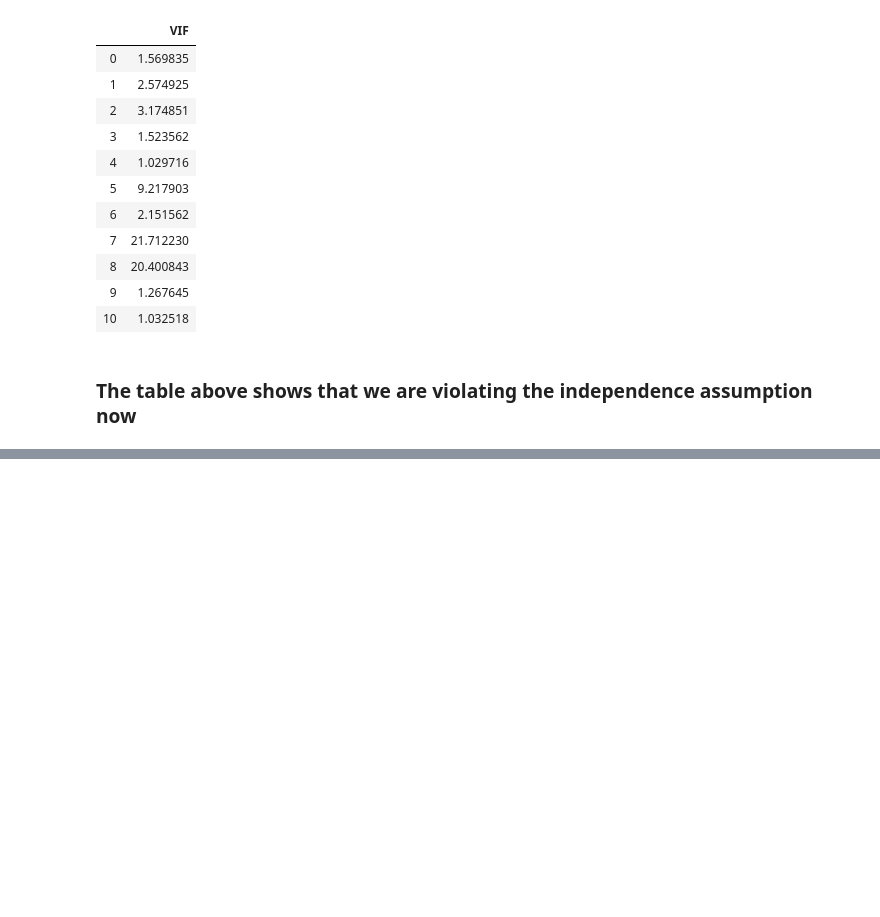
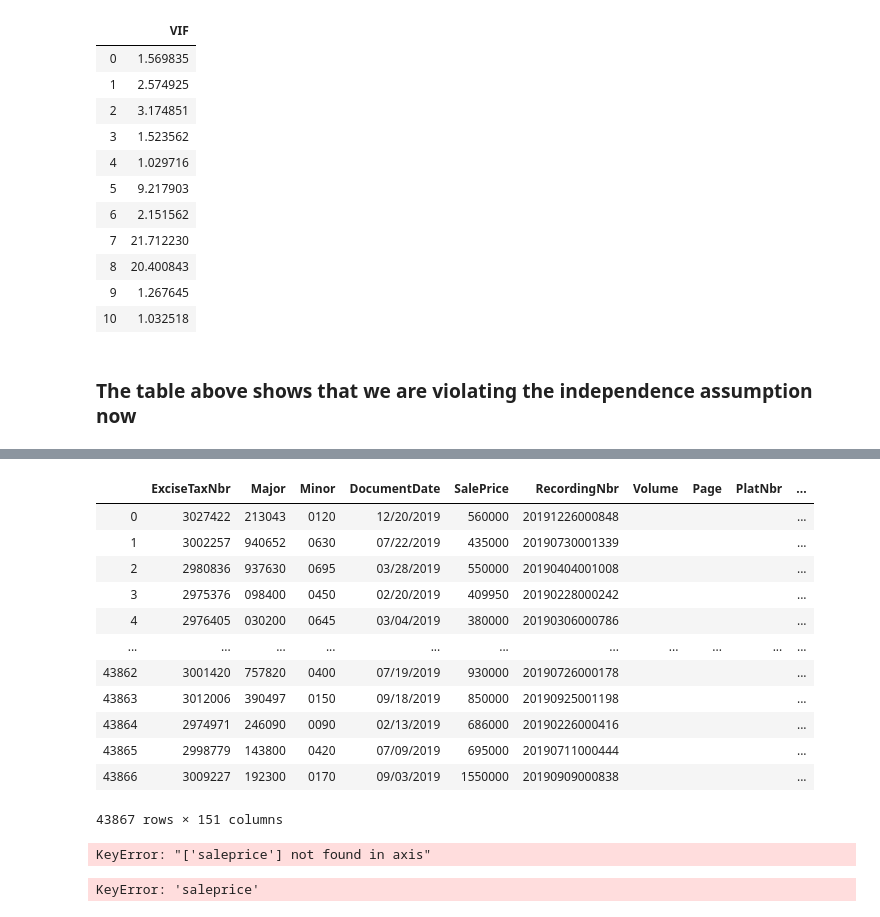
Before and after one commit to KarimOliver/mod_2_flatiron_project, a Jupyter notebook: notebooks/exploratory/01_jw_iterations.ipynb, the cells around one changed output, grey strips where cells are left out. Saved outputs shown, nothing was run; the diff lists cells and outputs as text; code cells hidden in the pictures; blank space fills up the shorter version.

```diff
--- a/notebooks/exploratory/01_jw_iterations.ipynb
+++ b/notebooks/exploratory/01_jw_iterations.ipynb
@@ -1562,0 +1804,27 @@ model2_3.summary()
+# %%
+df
+# %% [output]
+|  | ExciseTaxNbr | Major | Minor | DocumentDate | SalePrice | RecordingNbr | Volume | Page | PlatNbr | ... |
+| 0 | 3027422 | 213043 | 0120 | 12/20/2019 | 560000 | 20191226000848 |  |  |  | ... |
+| 1 | 3002257 | 940652 | 0630 | 07/22/2019 | 435000 | 20190730001339 |  |  |  | ... |
+| 2 | 2980836 | 937630 | 0695 | 03/28/2019 | 550000 | 20190404001008 |  |  |  | ... |
+| 3 | 2975376 | 098400 | 0450 | 02/20/2019 | 409950 | 20190228000242 |  |  |  | ... |
+| 4 | 2976405 | 030200 | 0645 | 03/04/2019 | 380000 | 20190306000786 |  |  |  | ... |
+| ... | ... | ... | ... | ... | ... | ... | ... | ... | ... | ... |
+| 43862 | 3001420 | 757820 | 0400 | 07/19/2019 | 930000 | 20190726000178 |  |  |  | ... |
+| 43863 | 3012006 | 390497 | 0150 | 09/18/2019 | 850000 | 20190925001198 |  |  |  | ... |
+| 43864 | 2974971 | 246090 | 0090 | 02/13/2019 | 686000 | 20190226000416 |  |  |  | ... |
+| 43865 | 2998779 | 143800 | 0420 | 07/09/2019 | 695000 | 20190711000444 |  |  |  | ... |
+| 43866 | 3009227 | 192300 | 0170 | 09/03/2019 | 1550000 | 20190909000838 |  |  |  | ... |
+43867 rows × 151 columns
+# %%
+model3_df =
+# %% [output]
+KeyError: "['saleprice'] not found in axis"
+# %%
+y = ptrans_df['saleprice']
+X = ptrans_df.drop('saleprice', axis=1)
+model_3 = sm.OLS(y, X).fit()
+model_3.summary()
+# %% [output]
+KeyError: 'saleprice'
```
Also changed, not shown: parts of 37 cells of this notebook, 2 other files.
